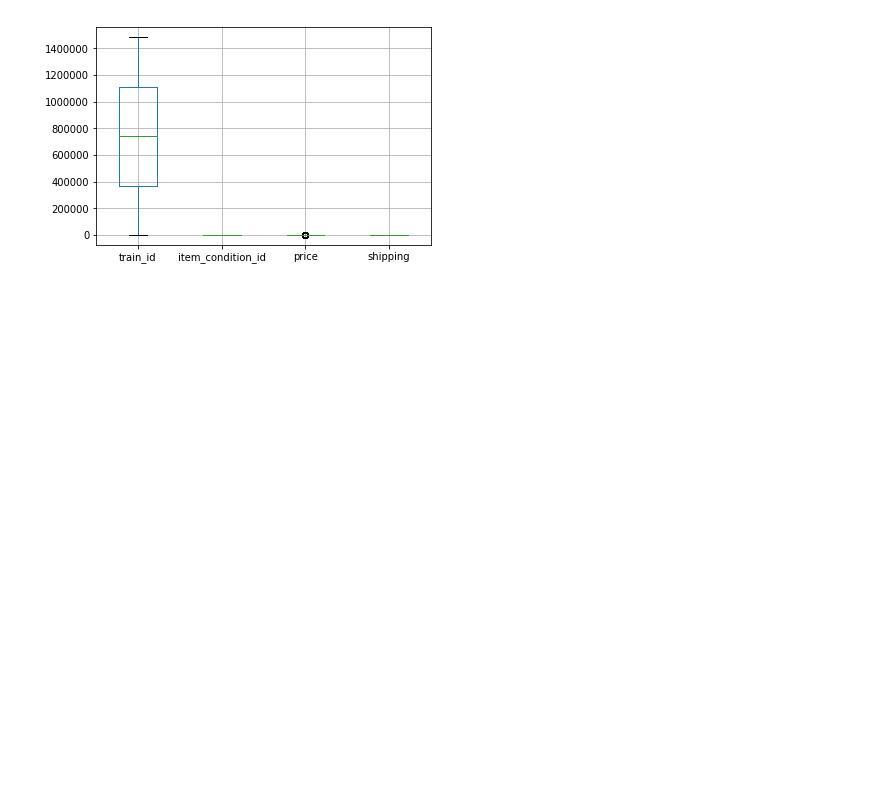
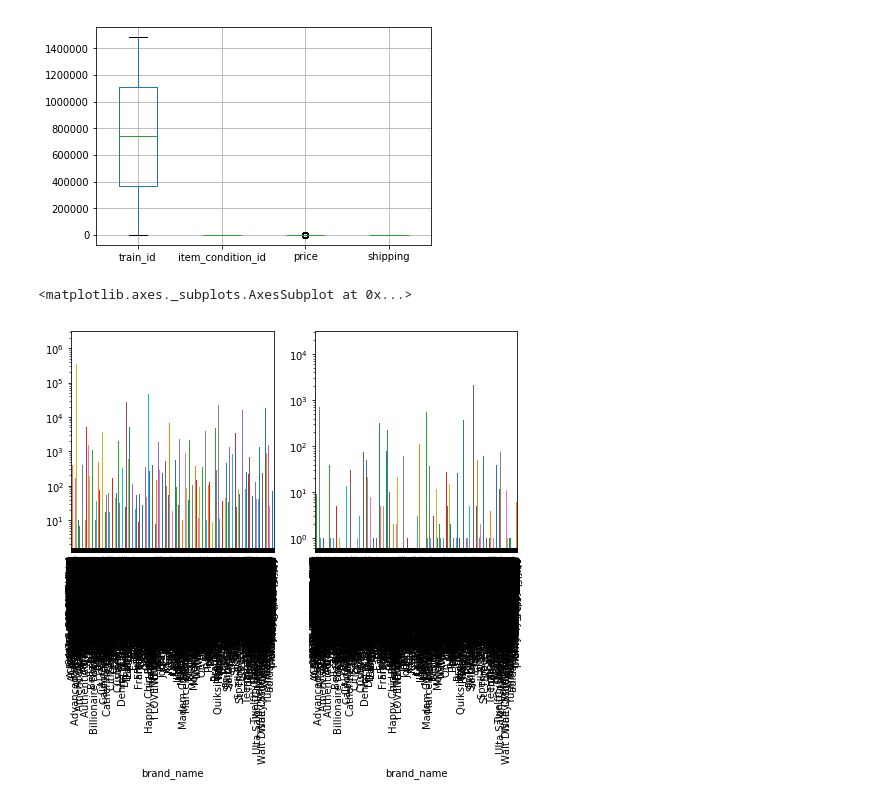
Before and after one commit to mveerara/AI-UKN-part-2, a Jupyter notebook: AI@UKN Class Assignment working - 1.ipynb, the cells around one changed output. Drawn from its saved outputs; the diff is of its cells as text; code cells hidden in the pictures; blank space fills up the shorter version.

```diff
--- a/AI@UKN Class Assignment working - 1.ipynb
+++ b/AI@UKN Class Assignment working - 1.ipynb
@@ -127,3 +128,21 @@ draft1.boxplot()
 # %% [output]
 <matplotlib.axes._subplots.AxesSubplot at 0x...>
 [figure]
+# %%
+fig = plt.figure(figsize=(8, 4))
+#circle=plt.Circle((0, 0), radius=1, fc='w')
+#ax, (fig_1, fig_2) = plt.subplots(ncols=2, sharey=True)
+ax1 = fig.add_subplot(121)
+
+ax1.set_yscale('log')
+plot_data = draft1.groupby('brand_name')['price'].sum()
+plot_data.plot.bar(ax=ax1)
+
+ax2 = fig.add_subplot(122)
+ax2.set_yscale('log')
+
+plot_data1= draft1.groupby('brand_name')['shipping'].sum()
+plot_data1.plot.bar(ax=ax2)
+# %% [output]
+<matplotlib.axes._subplots.AxesSubplot at 0x...>
+[figure, added]
```
Also changed, not shown: parts of 7 cells of this notebook.
